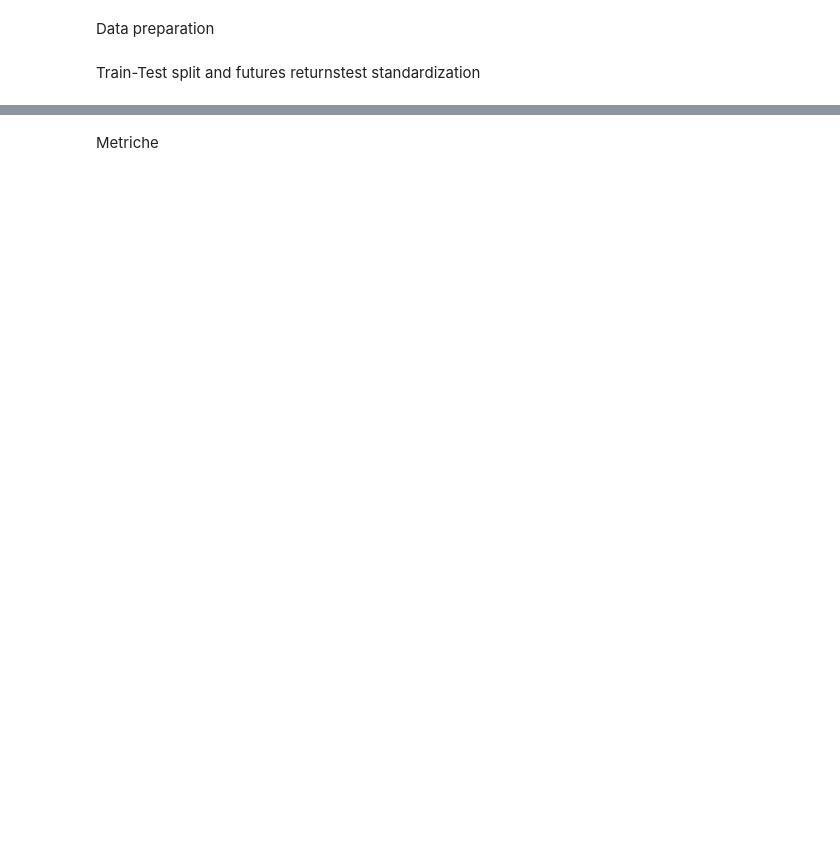
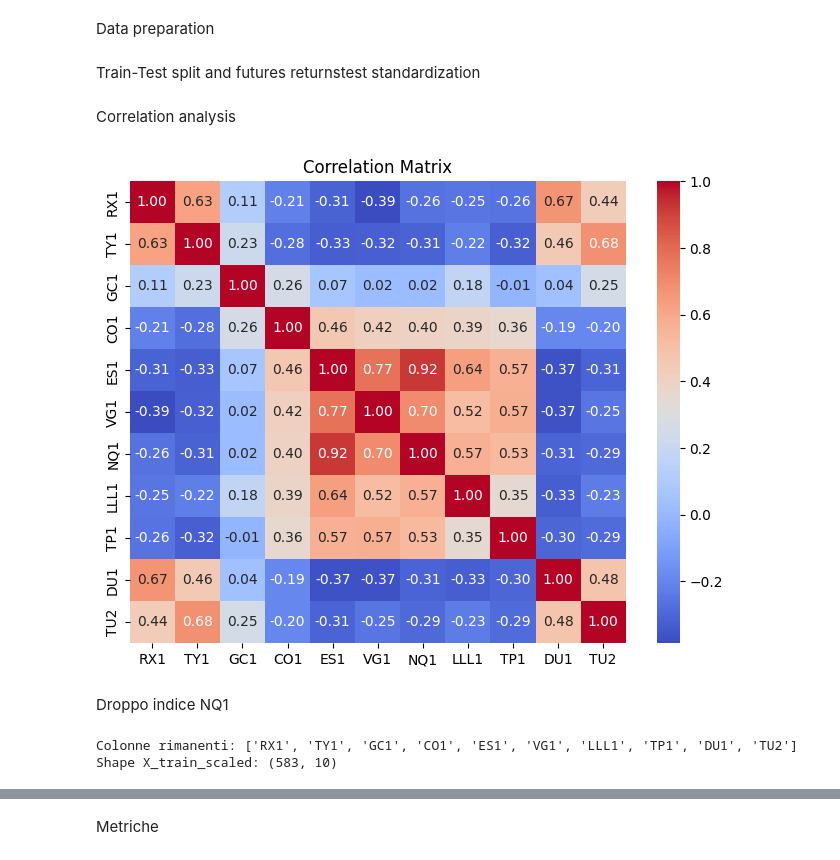
Before and after one commit to tommybaresi-creator/fintech-group-work, a Jupyter notebook: BusinessCase3/StatisticalModels.ipynb, the cells around one changed output, grey strips where cells are left out. Cells and saved outputs as stored; diff of their text form; code cells hidden in the pictures; blank space fills up the shorter version.

```diff
--- a/BusinessCase3/StatisticalModels.ipynb
+++ b/BusinessCase3/StatisticalModels.ipynb
@@ -55,3 +61,36 @@ scaler = StandardScaler()
 
 X_train_scaled = scaler.fit_transform(X_train)
 X_test_scaled = scaler.transform(X_test)
+# %% [markdown]
+Correlation analysis
+# %%
+X_train_scaled_df = pd.DataFrame(
+    X_train_scaled,
+    columns=X_train.columns,
+    index=X_train.index
+)
+
+corr_matrix = X_train_scaled_df.corr()
+
+plt.figure(figsize=(8,6))
+sns.heatmap(corr_matrix, annot=True, cmap='coolwarm', fmt=".2f")
+plt.title("Correlation Matrix")
+plt.show()
+# %% [output]
+[figure, added]
+# %% [markdown]
+Droppo indice NQ1
+# %%
+nq1_idx = list(X_train.columns).index('NQ1')
+
+X_train_scaled = np.delete(X_train_scaled, nq1_idx, axis=1)
+X_test_scaled  = np.delete(X_test_scaled, nq1_idx, axis=1)
+
+X_train = X_train.drop(columns=['NQ1'])
+X_test  = X_test.drop(columns=['NQ1'])
+
+print("Colonne rimanenti:", X_train.columns.tolist())
+print("Shape X_train_scaled:", X_train_scaled.shape)
+# %% [output]
+Colonne rimanenti: ['RX1', 'TY1', 'GC1', 'CO1', 'ES1', 'VG1', 'LLL1', 'TP1', 'DU1', 'TU2']
+Shape X_train_scaled: (583, 10)
```
Also changed, not shown: parts of 64 cells of this notebook.
